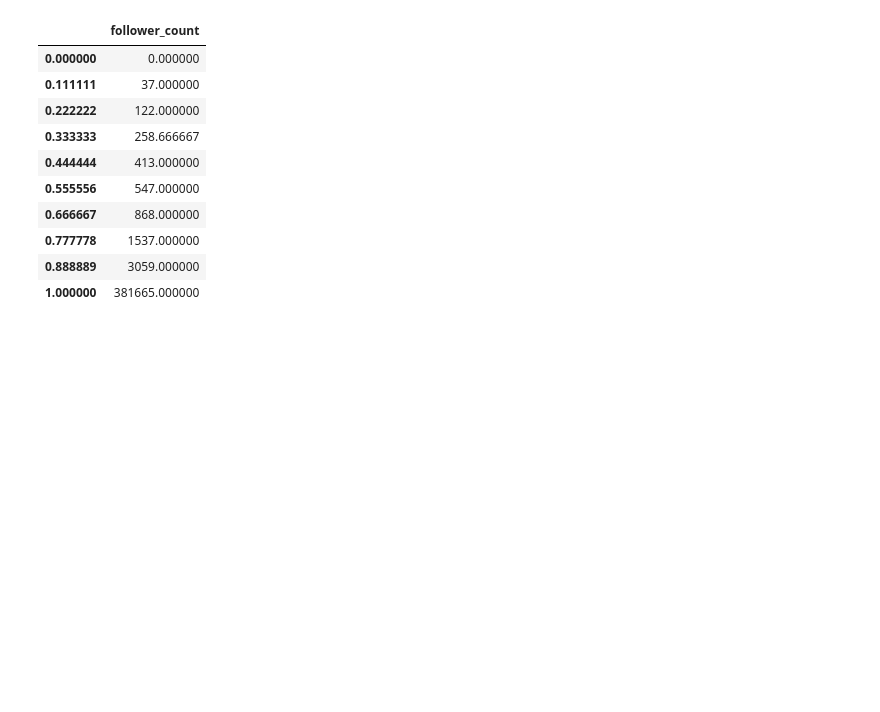
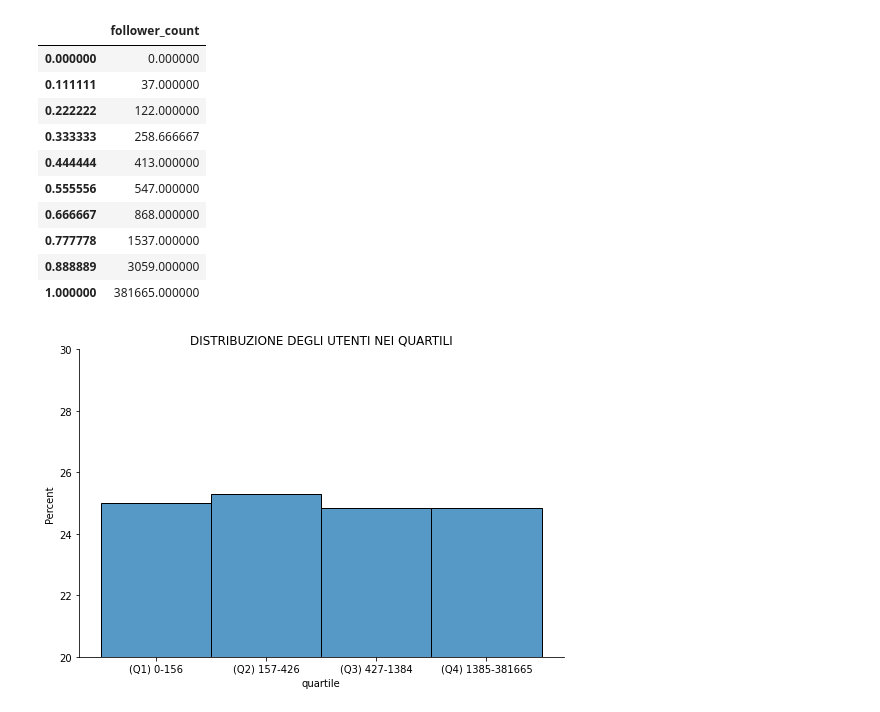
Before and after one commit to paolofesta/prove, a Jupyter notebook: TESI.ipynb, the cells around one changed output. Saved outputs shown, nothing was run; the diff lists cells and outputs as text; code cells hidden in the pictures; blank space fills up the shorter version.

```diff
--- a/TESI.ipynb
+++ b/TESI.ipynb
@@ -595,13 +595,20 @@ decili
 # %%
 data=datasent
 d1=data.loc[data['follower_count']<=156]
-d1['quartile']='0.25'
+d1['quartile']='(Q1) 0-156'
 d2=data.loc[(data['follower_count']>156)&(data['follower_count']<=462)]
-d2['quartile']='0.50'
+d2['quartile']='(Q2) 157-426'
 d3=data.loc[(data['follower_count']>462)&(data['follower_count']<=1384)]
-d3['quartile']='0.75'
+d3['quartile']='(Q3) 427-1384'
 d4=data.loc[(data['follower_count']>1384)&(data['follower_count']<=381665)]
-d4['quartile']='1.0'
+d4['quartile']='(Q4) 1385-381665'
 df=pd.concat([d1,d2,d3,d4])
 df
+# %%
+sns.displot(df,x='quartile',kind='hist',aspect=1.5,stat="percent")
+plt.title("DISTRIBUZIONE DEGLI UTENTI NEI QUARTILI")
+plt.ylim(20,30)
+print()
+# %% [output]
+[figure, added]
 # %%
```
Also changed, not shown: parts of 6 cells of this notebook.
